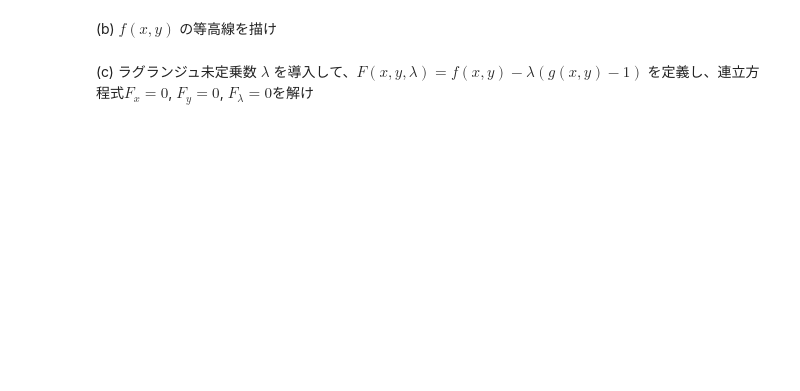
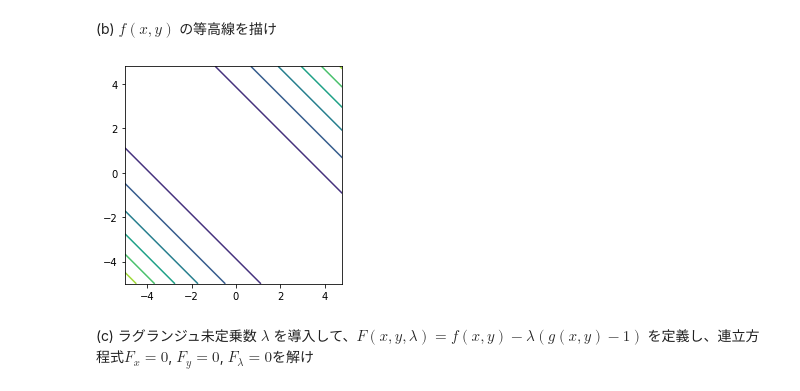
Before and after one commit to todo-group/math-examples, a Jupyter notebook: python/Answer-2.ipynb, the cells around one changed output. Saved outputs shown, nothing was run; the diff lists cells and outputs as text; code cells hidden in the pictures; blank space fills up the shorter version.

```diff
--- a/python/Answer-2.ipynb
+++ b/python/Answer-2.ipynb
@@ -63,3 +63,11 @@ $\displaystyle \frac{2 \left(t^{2} - t - 1\right)}{t^{4} + 2 t^{2} + 1}$
 ### 問2-2
 関数 $f(x,y) = x^2+xy+y^2 - 4x - 2y$ の最小値を勾配降下法で数値的に求めよう<br>
 (a) $z=f(x,y)$を3Dプロットして、関数の概形を確かめよ
+# %%
+%matplotlib notebook
+def f(x, y):
+    return x**2 + x*y + y**2 - 4*x - 2*y;
+x, y = numpy.mgrid[-5:5:0.2, -5:5:0.2];
+fig = pyplot.figure();
+ax = fig.add_subplot(111, projection='3d');
+ax.plot_surface(x, y, f(x,y));
@@ -88,4 +157,12 @@ for i in range(10):
 # %% [markdown]
 (b) $f(x,y)$ の等高線を描け
+# %%
+%matplotlib inline
+def f(x, y):
+    return (x + y)**2;
+pyplot.contour(x, y, f(x, y));
+pyplot.gca().set_aspect('equal');
+# %% [output]
+[figure, added]
 # %% [markdown]
 (c) ラグランジュ未定乗数 $\lambda$ を導入して、$F(x,y,\lambda) = f(x,y) - \lambda (g(x,y)-1)$ を定義し、連立方程式$F_x=0$, $F_y=0$, $F_\lambda=0$を解け
```
Also changed, not shown: parts of 16 cells of this notebook, 1 other file.
